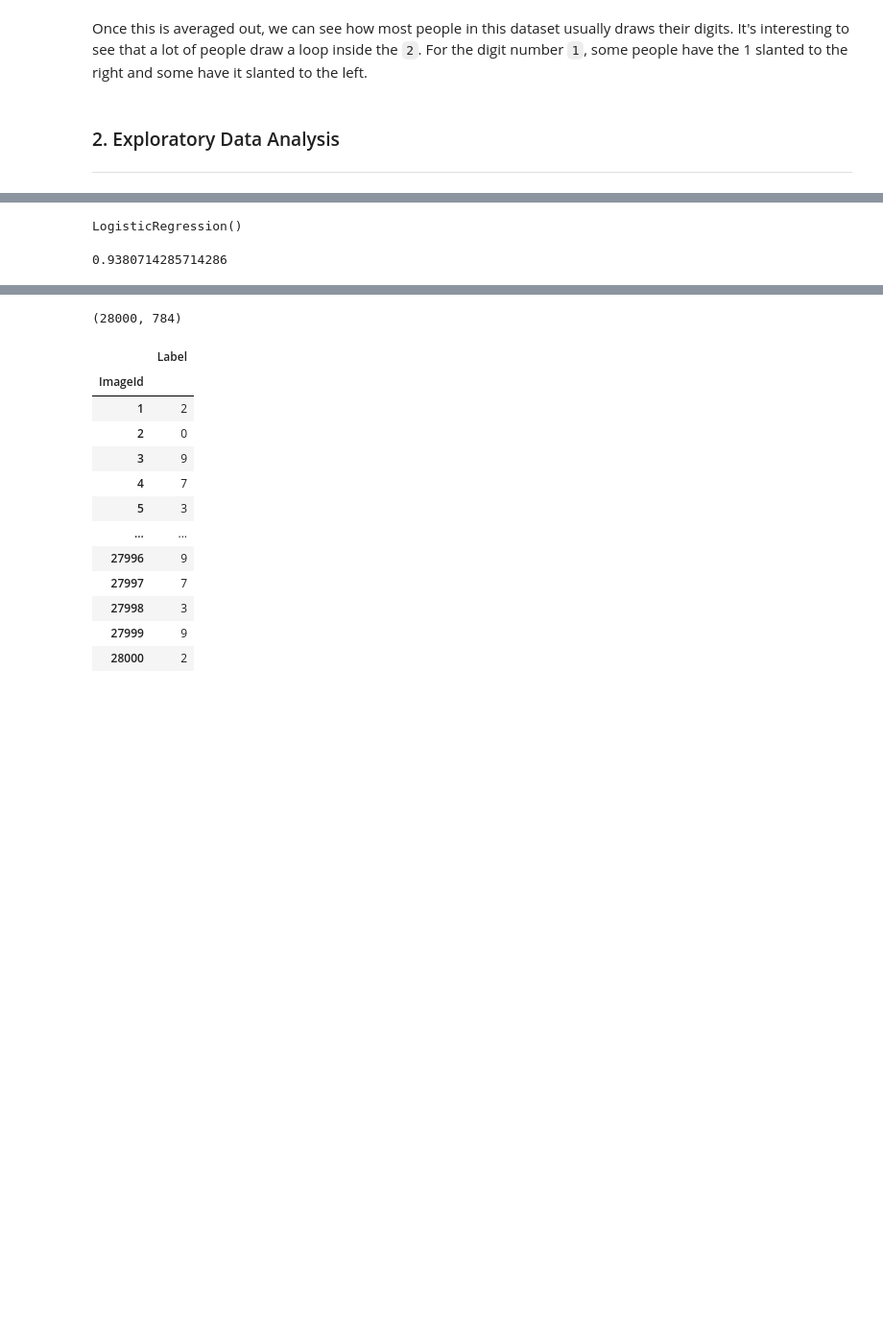
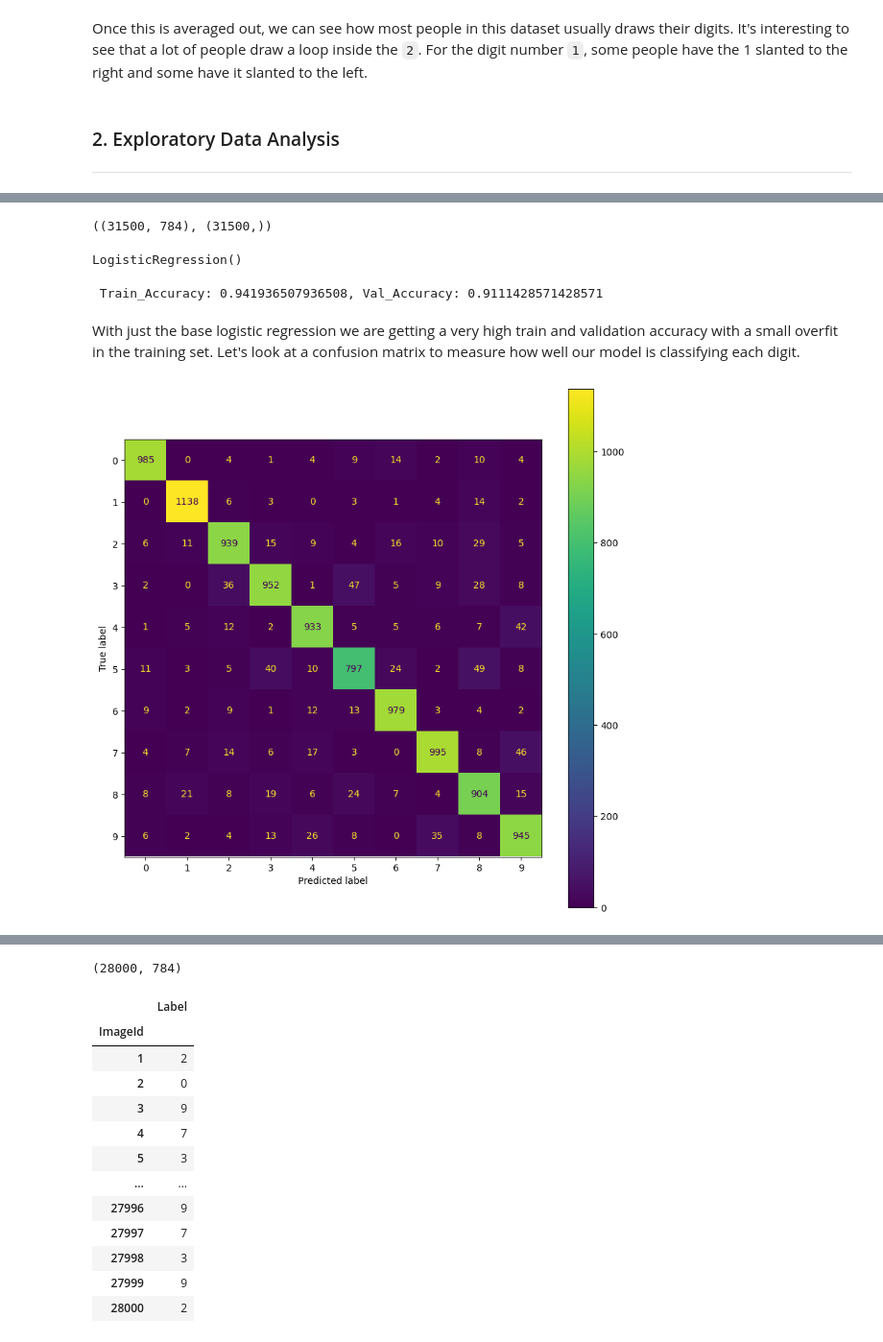
Before and after one commit to clem21chan/MNIST_Digit_Recognizer, a Jupyter notebook: Notebooks/MNIST_Digit_Recognizer.ipynb, the cells around one changed output, grey strips where cells are left out. Shown: that part at 96% size. Drawn from its saved outputs; the diff is of its cells as text; code cells hidden in the pictures; blank space fills up the shorter version.

Commit message:
Added model metrics for baseline model

```diff
--- a/Notebooks/MNIST_Digit_Recognizer.ipynb
+++ b/Notebooks/MNIST_Digit_Recognizer.ipynb
@@ -108,9 +114,9 @@ Since the label and pixels are in the same dataframe we will need to separate th
 # %%
-X_train = df_train.iloc[:, 1:]
-y_train = df_train.iloc[:, 0]
+X = df_train.iloc[:, 1:]
+y = df_train.iloc[:, 0]
 
 # sanity check
-print(X_train.shape, y_train.shape)
+print(X.shape, y.shape)
 # %% [output]
 (42000, 784) (42000,)
 # %% [markdown]
@@ -175,9 +183,37 @@ The
+# %%
+# Creating test and validation sets
+X_train, X_val, y_train, y_val = train_test_split(X, y, test_size=0.25, stratify=y)
+# %%
+X_train.shape, y_train.shape
+# %% [output]
+((31500, 784), (31500,))
 # %%
 base_logreg = LogisticRegression()
 base_logreg.fit(X_train, y_train)
 # %% [output]
 LogisticRegression()
 # %%
-base_logreg.score(X_train, y_train)
+print(f' Train_Accuracy: {base_logreg.score(X_train, y_train)}, Val_Accuracy: {base_logreg.score(X_val, y_val)}')
 # %% [output]
-0.9380714285714286
+ Train_Accuracy: 0.941936507936508, Val_Accuracy: 0.9111428571428571
+# %% [markdown]
+With just the base logistic regression we are getting a very high train and validation accuracy with a small overfit in the training set. Let's look at a confusion matrix to measure how well our model is classifying each digit.
+# %%
+# Get predictions of validation set from model
+y_pred = base_logreg.predict(X_val)
+
+# Setup confusion matrix
+cm = confusion_matrix(y_val, y_pred)
+
+plt.figure(figsize=(10, 10))
+
+# Displays the confusion matrix
+cf_disp = ConfusionMatrixDisplay(
+    confusion_matrix=cm,
+    display_labels=base_logreg.classes_
+)
+
+cf_disp.plot(ax=plt.gca()) # .gca = get current axis as the axis
+plt.show()
+# %% [output]
+[figure, added]
```
Also changed, not shown: parts of 14 cells of this notebook.
